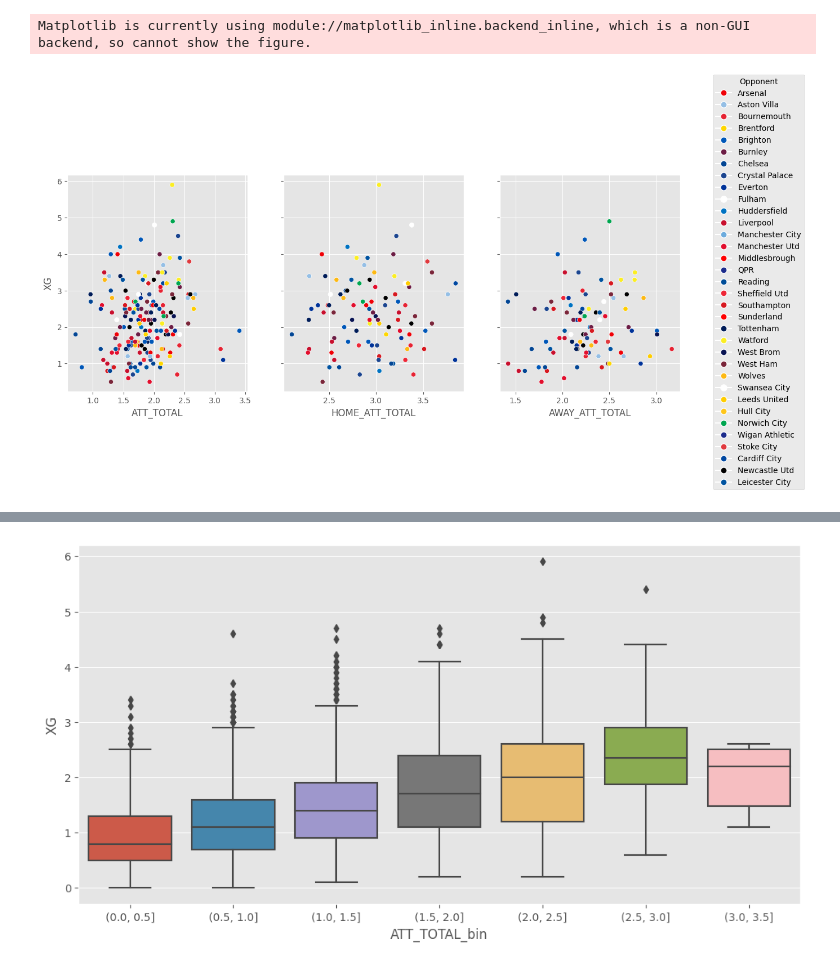
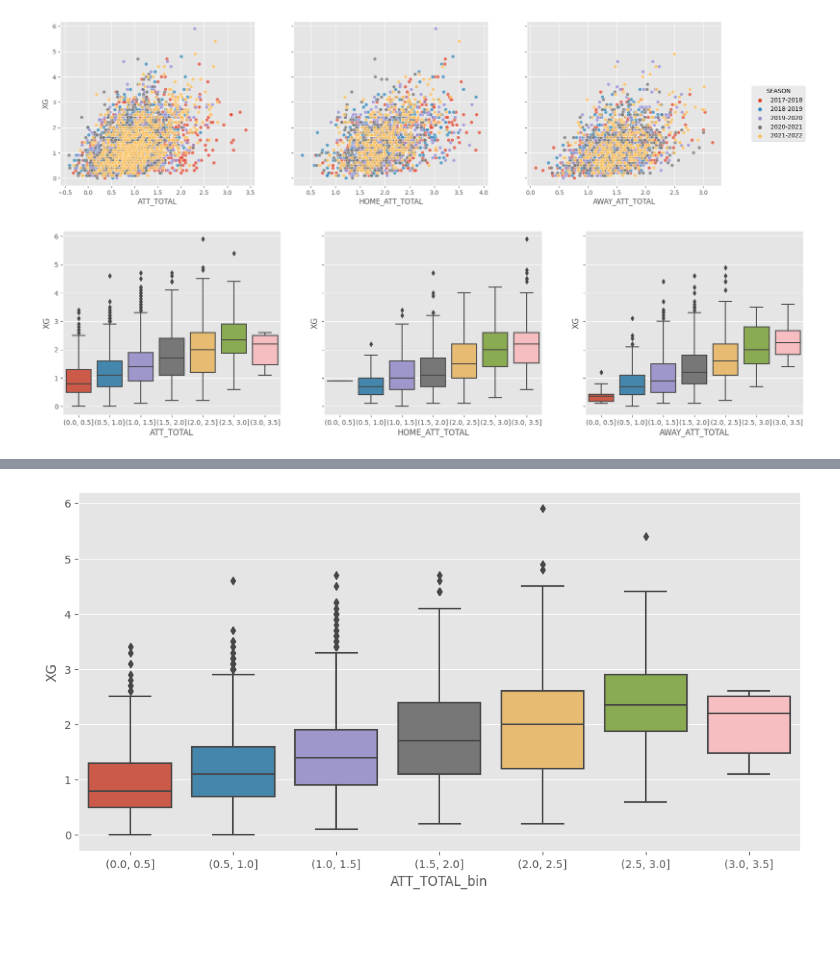
Before and after one commit to ongmk/FPL, a Jupyter notebook: fpl/notebooks/model.ipynb, the cells around one changed output, grey strips where cells are left out. Saved outputs shown, nothing was run; the diff lists cells and outputs as text; code cells hidden in the pictures; blank space fills up the shorter version.

Commit message:
sns pair plot

```diff
--- a/fpl/notebooks/model.ipynb
+++ b/fpl/notebooks/model.ipynb
@@ -15,26 +15,41 @@ from xgboost import XGBRegressor
 # %%
 color_map = pd.read_csv("../src/fpl/pipelines/model_pipeline/team_mapping.csv")
 color_map = color_map.set_index("FBREF_NAME")["PRIMARY_COLOR"].to_dict()
-# %%
-def plot_elos(team_df, x_axis, y_axis, tooltips):
-    fig, axes = plt.subplots(nrows=1, ncols=3, figsize=(15, 5), sharey=True)
-    for i, axis in enumerate(x_axis):
-        sns.scatterplot(x=axis, y=y_axis, data=team_df, ax=axes[i], palette=color_map, hue="OPPONENT", legend=None)
-
-    legend_elements = [plt.Line2D([0], [0], marker='o', color='w', label=key, markerfacecolor=value, markersize=8) for key, value in color_map.items()]
-    fig.legend(handles=legend_elements, loc='center right', title='Opponent')
-    plt.subplots_adjust(right=0.85)
-
-    fig.show()
+# %%
+def plot_elos(team_df, x_cols, y_col, plot_type):
+    fig, axes = plt.subplots(nrows=1, ncols=len(x_cols), figsize=(20, 5), sharey=True)
+    if plot_type=="scatter":
+        for ax, x in zip(axes, x_cols):
+            sns.scatterplot(x=x, y=y_col, data=team_df, ax=ax, hue="SEASON", alpha=0.75)
+            handles, labels = ax.get_legend_handles_labels()
+            ax.get_legend().remove()
+
+        fig.legend(handles, labels, loc='center right', title='SEASON')
+        plt.subplots_adjust(right=0.9)
+
+    elif plot_type=="boxplot":
+        for ax, x in zip(axes, x_cols):
+            copy_df = team_df[[x, y_col]].copy()
+            copy_df[x] = pd.cut(copy_df[x], bins=np.arange(0,4, 0.5))
+            sns.boxplot(x=x, y=y_col, data=copy_df, ax=ax)
+
+    plt.show()
 # %%
 with sqlite3.connect('../data/fpl.db') as con:
     processed_data = pd.read_sql_query('select * from "02_PROCESSED_DATA"', con)
 team_df = processed_data[processed_data["TEAM"]=="Manchester City"].copy()
 plot_elos(
-    team_df,
+    processed_data,
     ["ATT_TOTAL", "HOME_ATT_TOTAL", "AWAY_ATT_TOTAL"],
     "XG",
-    ["OPPONENT", "SEASON", "ROUND"])
+    "scatter"
+    )
+plot_elos(
+    processed_data,
+    ["ATT_TOTAL", "HOME_ATT_TOTAL", "AWAY_ATT_TOTAL"],
+    "XG",
+    "boxplot"
+    )
 # %% [output]
-Matplotlib is currently using module://matplotlib_inline.backend_inline, which is a non-GUI backend, so cannot show the figure.
-[figure, old version]
+[figure, new version]
+[figure, added]
```
Also changed, not shown: parts of 2 cells of this notebook.
